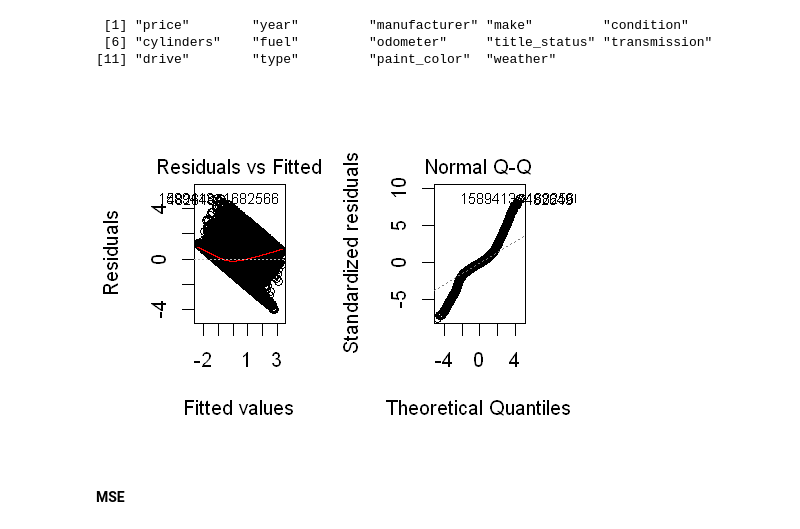
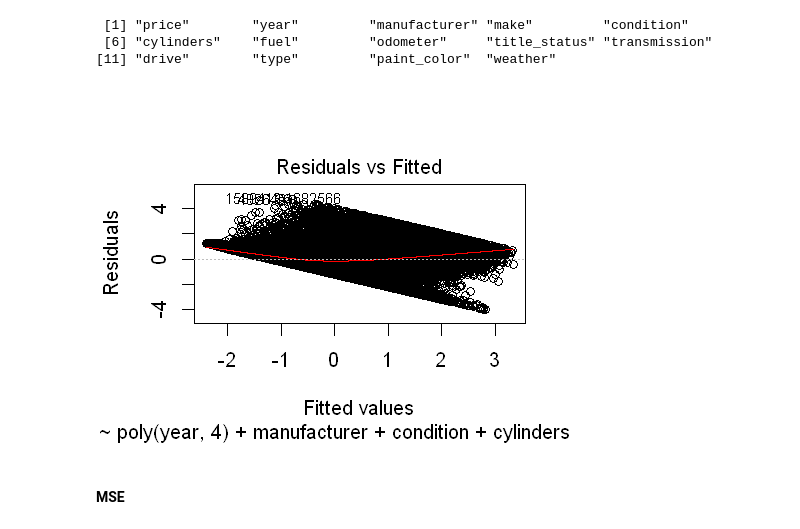
Before and after one commit to mac40/SL, a Jupyter notebook: Statistical Learning project.ipynb, the cells around one changed output. Cells and saved outputs as stored; diff of their text form; code cells hidden in the pictures.

```diff
--- a/Statistical Learning project.ipynb
+++ b/Statistical Learning project.ipynb
@@ -974,10 +986,9 @@ lm.out <- lm(price~year+manufacturer+condition+cylinders+fuel+odometer+title_sta
 # %%
 lm.out.poly <- lm(price~poly(year,4)+manufacturer+condition+cylinders+fuel+poly(odometer,9)+title_status+transmission+drive+type+paint_color,data=Test)
 # %%
-par(mfrow = c(1,2))
-plot(lm.out.poly,which=1:2)
+plot(lm.out.poly,which=1)
 # %% [output]
-[figure, old version]
+[figure, new version]
 # %% [markdown]
 #### MSE
 # %%
```
Also changed, not shown: parts of 10 cells of this notebook, 1 other file.
